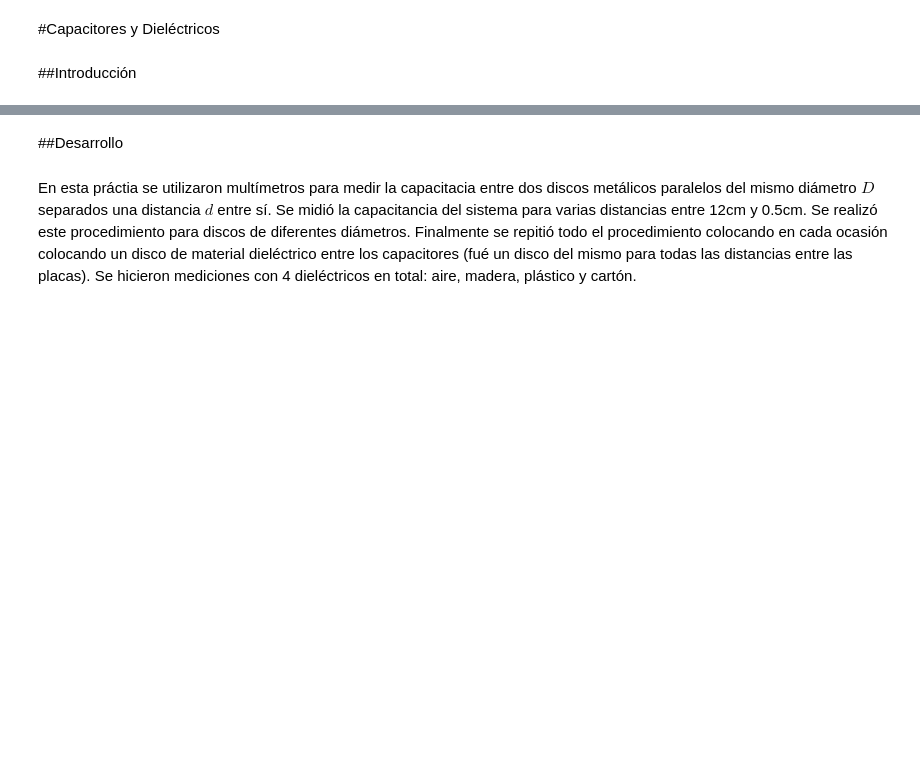
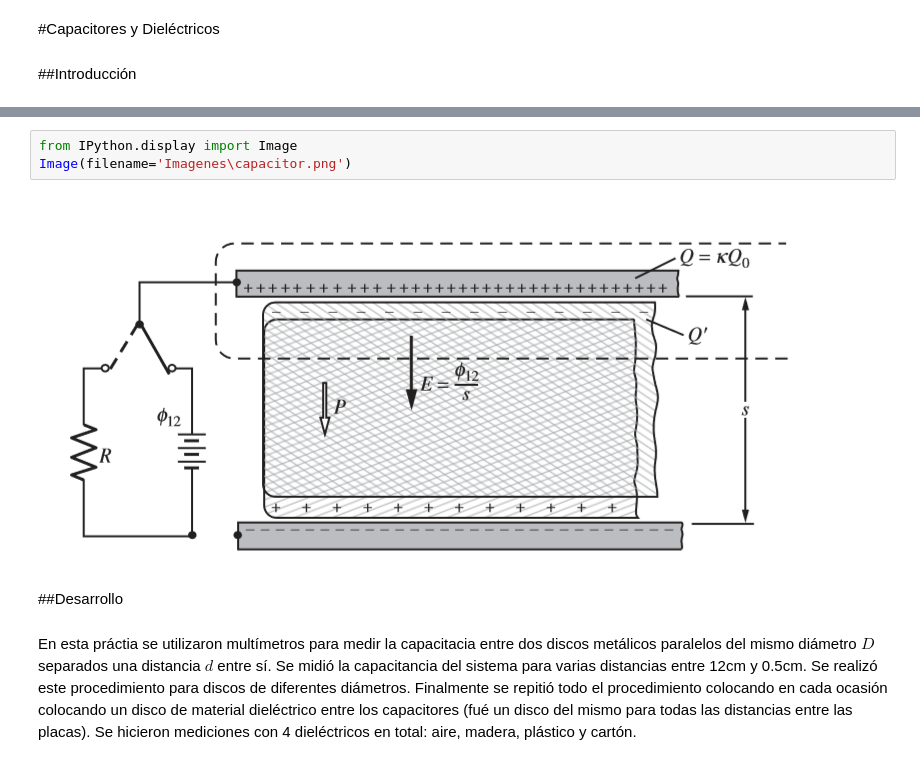
Before and after one commit to artcidp/Lab_Electro, a Jupyter notebook: Practica 2 - Capacitores y Dielectricos.ipynb, the cells around one changed output, grey strips where cells are left out. Saved outputs shown, nothing was run; the diff lists cells and outputs as text; blank space fills up the shorter version.

```diff
--- a/Practica 2 - Capacitores y Dielectricos.ipynb
+++ b/Practica 2 - Capacitores y Dielectricos.ipynb
@@ -16,3 +13,8 @@ Si ahora consideramos un material, no necesariamente conductor, que se coloca en
+# %%
+from IPython.display import Image
+Image(filename='Imagenes\capacitor.png')
+# %% [output]
+[figure, added]
 # %% [markdown]
 ##Desarrollo
 # %% [markdown]
```
Also changed, not shown: parts of 1 cell of this notebook, 1 other file.
